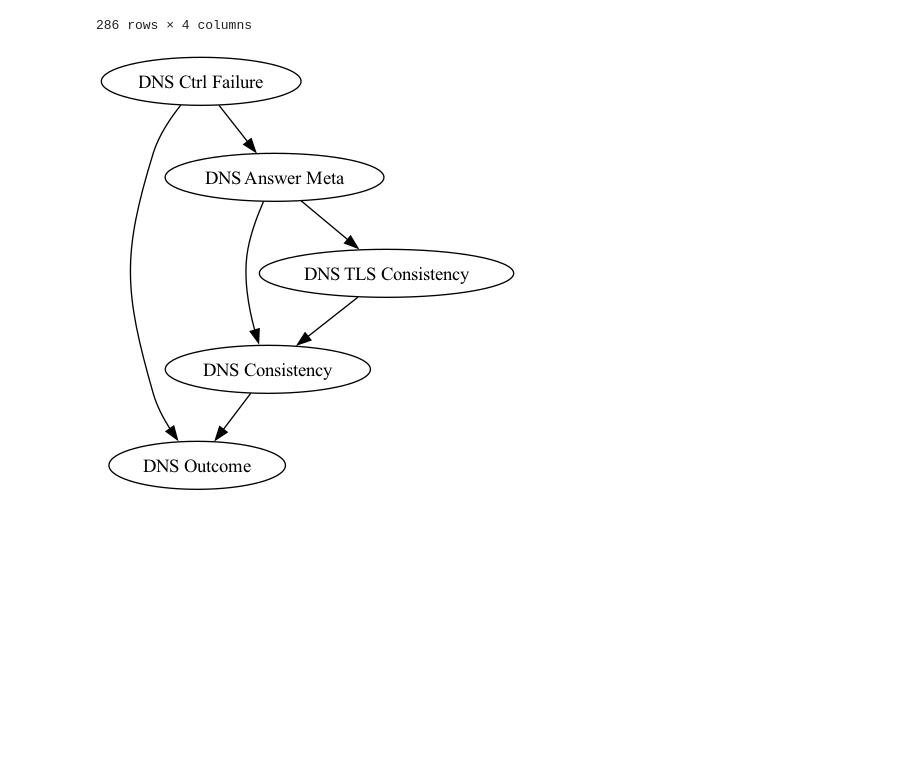
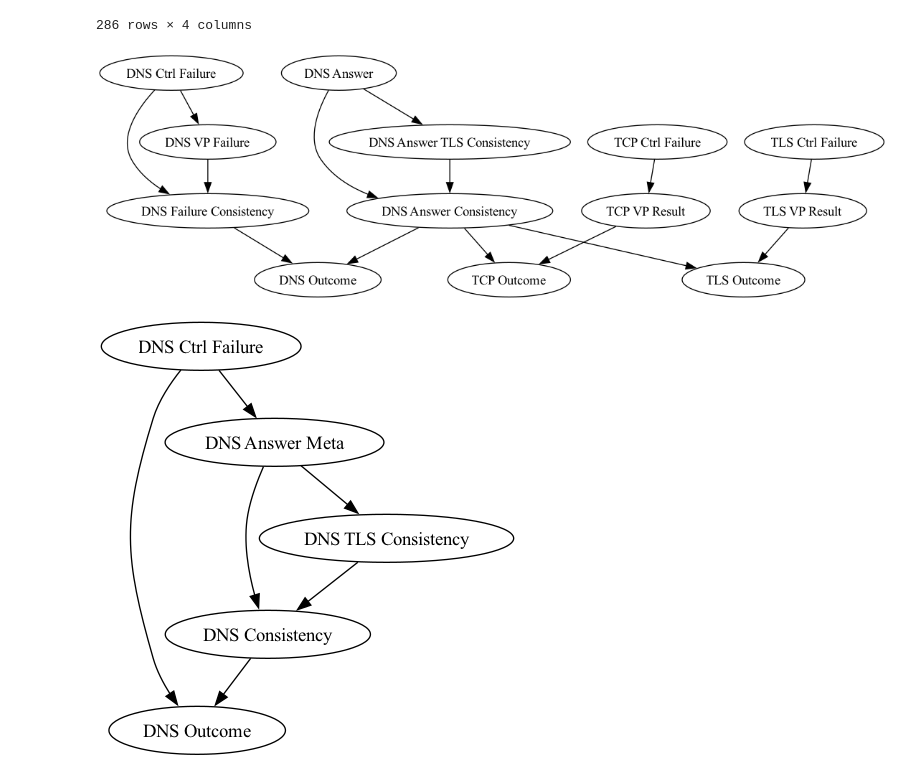
Before and after one commit to ooni/data, a Jupyter notebook: notebooks/web-analysis-bn-simple.ipynb, the cells around one changed output. Drawn from its saved outputs; the diff is of its cells as text; code cells hidden in the pictures; blank space fills up the shorter version.

Commit message:
Implement full web analysis bayes net

```diff
--- a/notebooks/web-analysis-bn-simple.ipynb
+++ b/notebooks/web-analysis-bn-simple.ipynb
@@ -21,6 +21,34 @@ msmt_feedback
 | 284 | 284 | 20240820000738.441114_US_dash_562... | ok | ok |
 | 285 | 285 | 20240820163242.249906_JO_webconne... | blocked.dns.inconsistent | blocked |
 286 rows × 4 columns
+# %%
+web_analysis_bn_full = BayesianNetwork([
+    ('DNS Ctrl Failure', 'DNS VP Failure'),
+    ('DNS Ctrl Failure', 'DNS Failure Consistency'),
+    #('Resolver config', 'DNS Outcome'),
+    ('DNS Answer', 'DNS Answer Consistency'),
+    ('DNS Answer', 'DNS Answer TLS Consistency'),
+    ('DNS Answer TLS Consistency', 'DNS Answer Consistency'),
+    ('DNS Answer Consistency', 'DNS Outcome'),
+
+    ('DNS VP Failure', 'DNS Failure Consistency'),
+    ('DNS Failure Consistency', 'DNS Outcome'),
+
+    ('TCP Ctrl Failure', 'TCP VP Result'),
+
+    ('DNS Answer Consistency', 'TCP Outcome'),
+    ('TCP VP Result', 'TCP Outcome'),
+
+    ('TLS Ctrl Failure', 'TLS VP Result'),
+    ('TLS VP Result', 'TLS Outcome'),
+    ('DNS Answer Consistency', 'TLS Outcome'),
+])
+# %%
+viz = web_analysis_bn_full.to_graphviz()
+viz.draw('web_analysis_full.png', prog='dot')
+Image('web_analysis_full.png')
+# %% [output]
+[figure, added]
 # %%
 web_analysis_bn = BayesianNetwork([
     ('DNS Ctrl Failure', 'DNS Outcome'),
```
Also changed, not shown: parts of 14 cells of this notebook, 3 other files.
